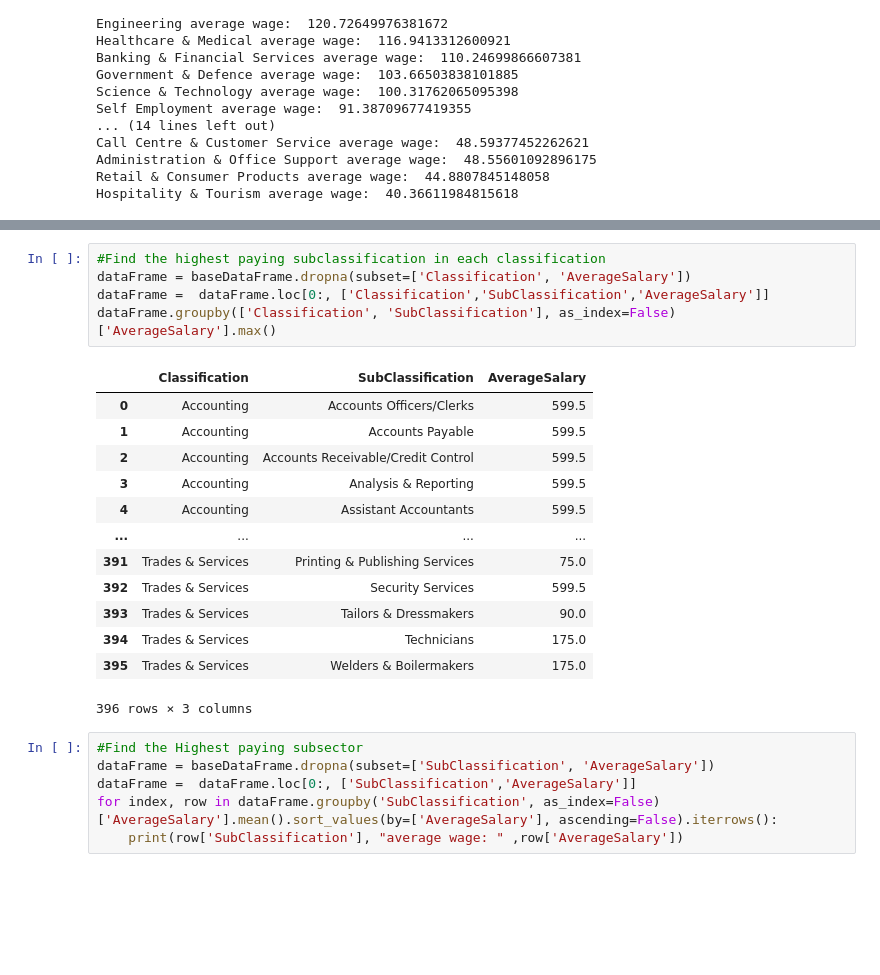
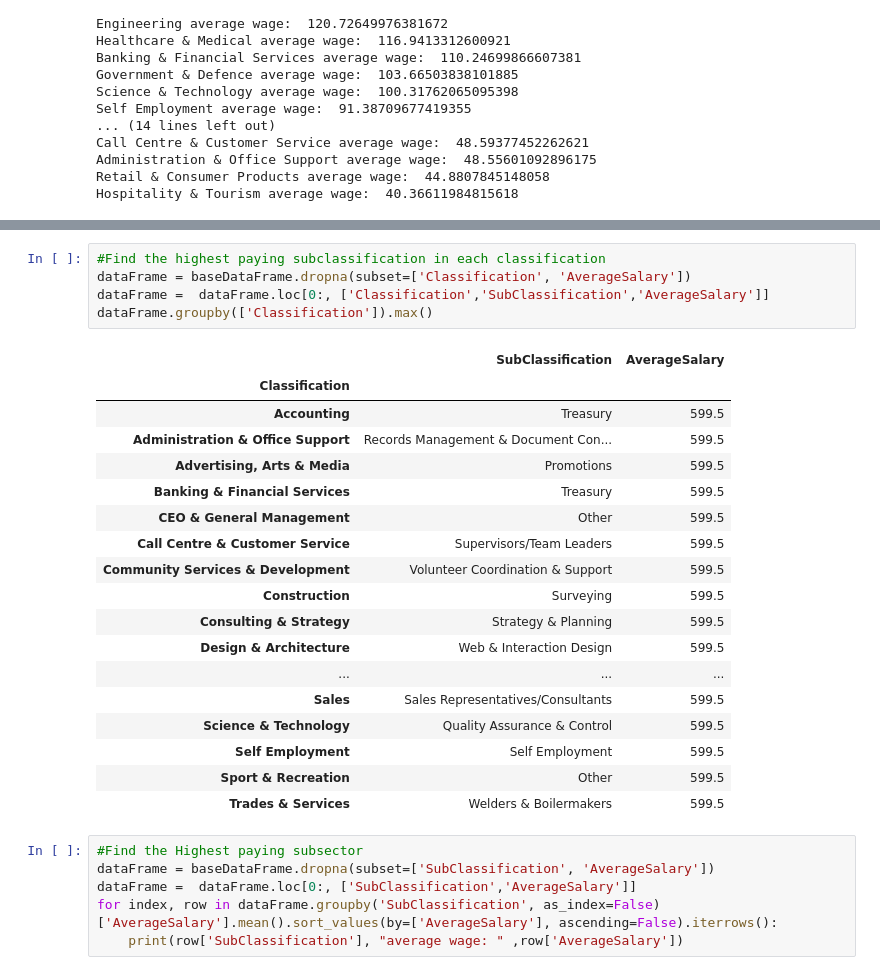
Before and after one commit to EthanLewis15/3803ICT_Big_Data_Assignment, a Jupyter notebook: assignment_main.ipynb, the cells around one changed output, grey strips where cells are left out. Cells and saved outputs as stored; diff of their text form; blank space fills up the shorter version.

```diff
--- a/assignment_main.ipynb
+++ b/assignment_main.ipynb
@@ -552,22 +558,27 @@ Hospitality & Tourism average wage:  40.36611984815618
 # %%
 #Find the highest paying subclassification in each classification
 dataFrame = baseDataFrame.dropna(subset=['Classification', 'AverageSalary'])
 dataFrame =  dataFrame.loc[0:, ['Classification','SubClassification','AverageSalary']]
-dataFrame.groupby(['Classification', 'SubClassification'], as_index=False)['AverageSalary'].max()
+dataFrame.groupby(['Classification']).max()
 # %% [output]
-|  | Classification | SubClassification | AverageSalary |
-| 0 | Accounting | Accounts Officers/Clerks | 599.5 |
-| 1 | Accounting | Accounts Payable | 599.5 |
-| 2 | Accounting | Accounts Receivable/Credit Control | 599.5 |
-| 3 | Accounting | Analysis & Reporting | 599.5 |
-| 4 | Accounting | Assistant Accountants | 599.5 |
-| ... | ... | ... | ... |
-| 391 | Trades & Services | Printing & Publishing Services | 75.0 |
-| 392 | Trades & Services | Security Services | 599.5 |
-| 393 | Trades & Services | Tailors & Dressmakers | 90.0 |
-| 394 | Trades & Services | Technicians | 175.0 |
-| 395 | Trades & Services | Welders & Boilermakers | 175.0 |
+|  | SubClassification | AverageSalary |
+| Classification |  |  |
+| Accounting | Treasury | 599.5 |
+| Administration & Office Support | Records Management & Document Con... | 599.5 |
+| Advertising, Arts & Media | Promotions | 599.5 |
+| Banking & Financial Services | Treasury | 599.5 |
+| CEO & General Management | Other | 599.5 |
+| Call Centre & Customer Service | Supervisors/Team Leaders | 599.5 |
+| Community Services & Development | Volunteer Coordination & Support | 599.5 |
+| Construction | Surveying | 599.5 |
+| Consulting & Strategy | Strategy & Planning | 599.5 |
+| Design & Architecture | Web & Interaction Design | 599.5 |
+| ... | ... | ... |
+| Sales | Sales Representatives/Consultants | 599.5 |
+| Science & Technology | Quality Assurance & Control | 599.5 |
+| Self Employment | Self Employment | 599.5 |
+| Sport & Recreation | Other | 599.5 |
+| Trades & Services | Welders & Boilermakers | 599.5 |
-396 rows × 3 columns
 # %%
 #Find the Highest paying subsector
 dataFrame = baseDataFrame.dropna(subset=['SubClassification', 'AverageSalary'])
```
Also changed, not shown: parts of 6 cells of this notebook.
